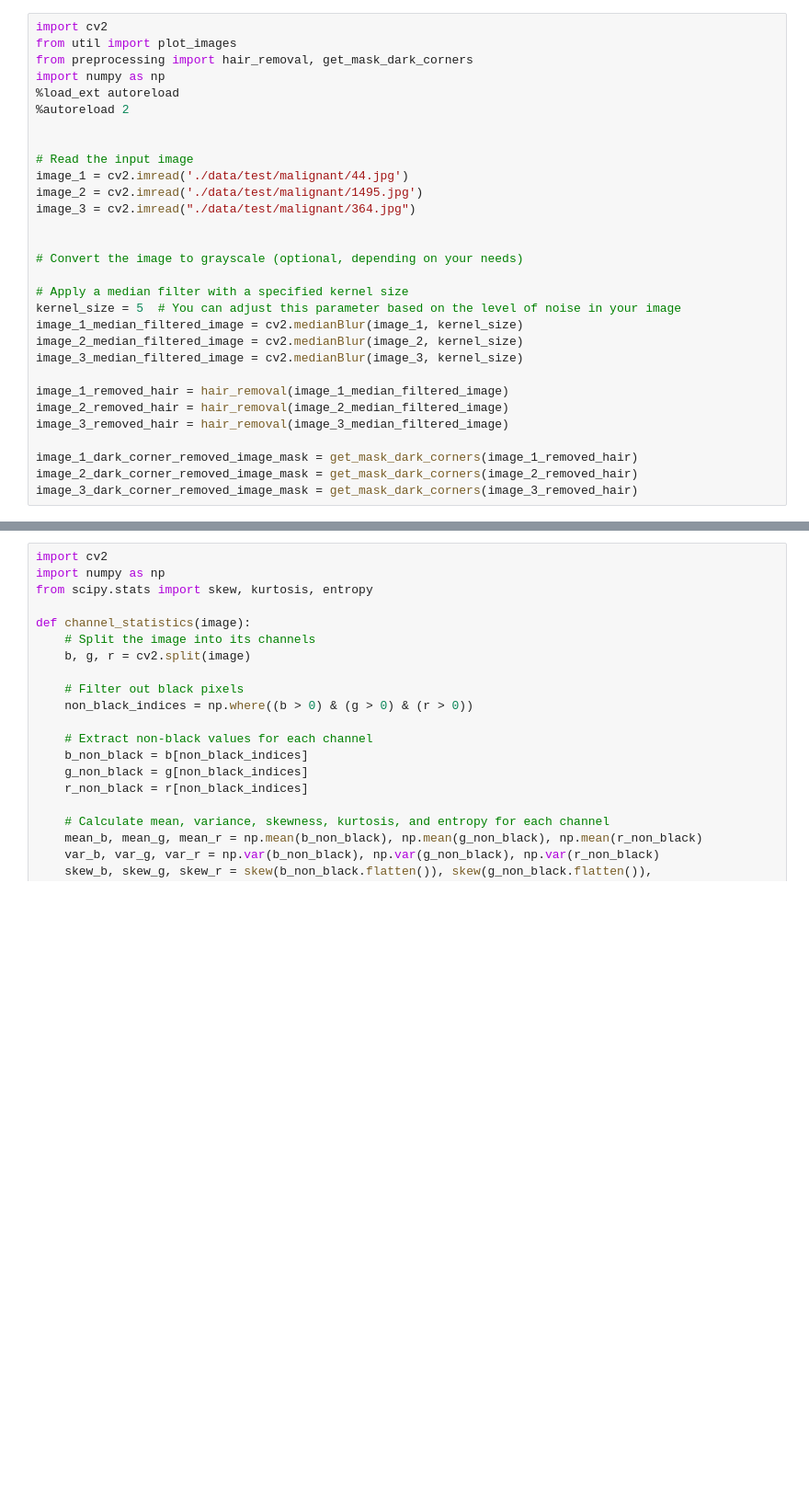
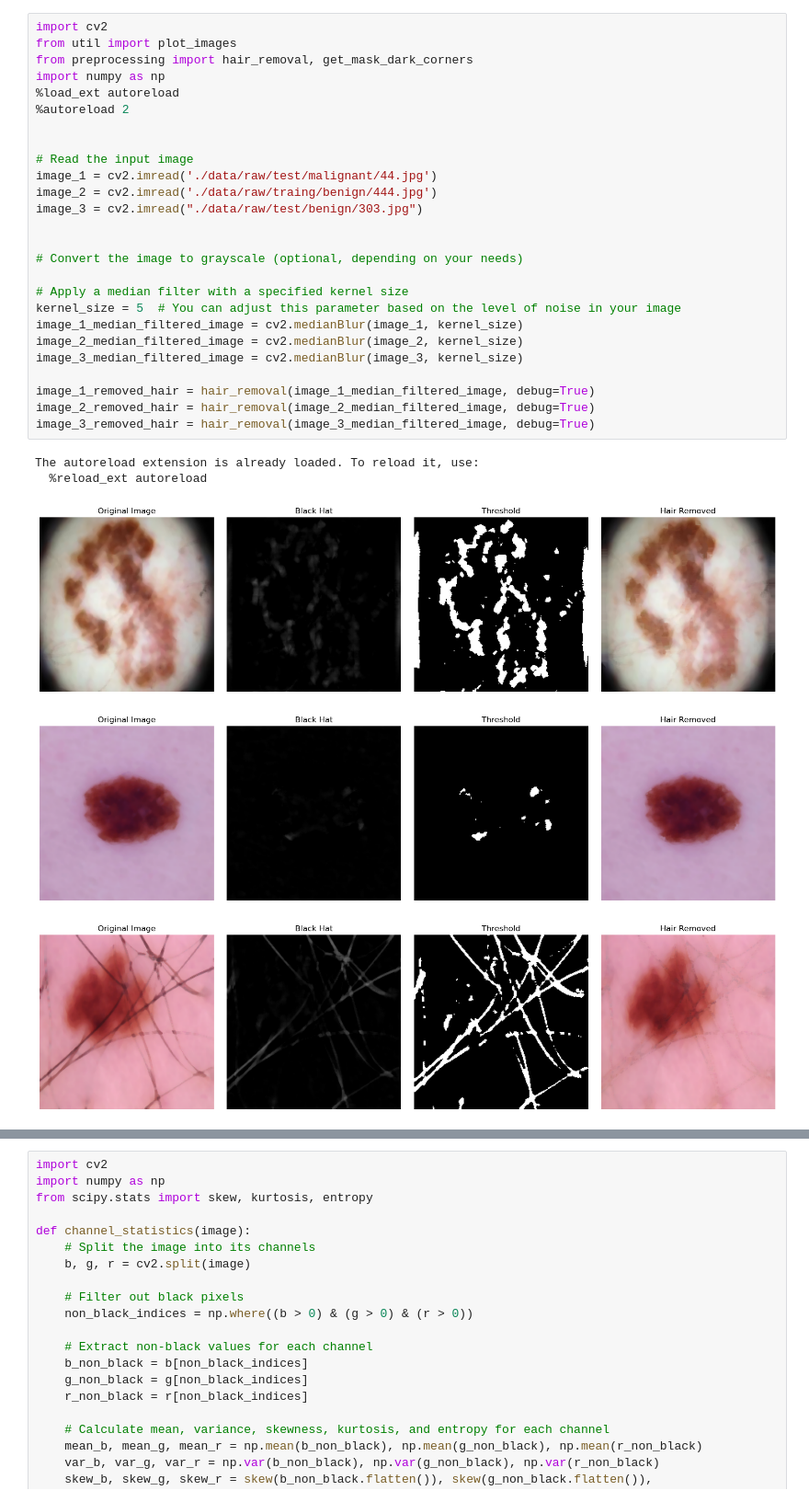
Before and after one commit to drithh/skin-cancer-classification, a Jupyter notebook: preprocessing.ipynb, the cells around one changed output, grey strips where cells are left out. Shown at 92% size. Saved outputs shown, nothing was run; the diff lists cells and outputs as text; blank space fills up the shorter version.

```diff
--- a/preprocessing.ipynb
+++ b/preprocessing.ipynb
@@ -1,30 +1,32 @@
 # %%
 import cv2
 from util import plot_images
 from preprocessing import hair_removal, get_mask_dark_corners
 import numpy as np
 %load_ext autoreload
 %autoreload 2
 
 
 # Read the input image
-image_1 = cv2.imread('./data/test/malignant/44.jpg')
-image_2 = cv2.imread('./data/test/malignant/1495.jpg')
-image_3 = cv2.imread("./data/test/malignant/364.jpg")
+image_1 = cv2.imread('./data/raw/test/malignant/44.jpg')
+image_2 = cv2.imread('./data/raw/traing/benign/444.jpg')
+image_3 = cv2.imread("./data/raw/test/benign/303.jpg")
 
 
 # Convert the image to grayscale (optional, depending on your needs)
 
 # Apply a median filter with a specified kernel size
 kernel_size = 5  # You can adjust this parameter based on the level of noise in your image
 image_1_median_filtered_image = cv2.medianBlur(image_1, kernel_size)
 image_2_median_filtered_image = cv2.medianBlur(image_2, kernel_size)
 image_3_median_filtered_image = cv2.medianBlur(image_3, kernel_size)
 
-image_1_removed_hair = hair_removal(image_1_median_filtered_image)
-image_2_removed_hair = hair_removal(image_2_median_filtered_image)
-image_3_removed_hair = hair_removal(image_3_median_filtered_image)
-
-image_1_dark_corner_removed_image_mask = get_mask_dark_corners(image_1_removed_hair)
-image_2_dark_corner_removed_image_mask = get_mask_dark_corners(image_2_removed_hair)
-image_3_dark_corner_removed_image_mask = get_mask_dark_corners(image_3_removed_hair)
+image_1_removed_hair = hair_removal(image_1_median_filtered_image, debug=True)
+image_2_removed_hair = hair_removal(image_2_median_filtered_image, debug=True)
+image_3_removed_hair = hair_removal(image_3_median_filtered_image, debug=True)
+# %% [output]
+The autoreload extension is already loaded. To reload it, use:
+  %reload_ext autoreload
+[figure, added]
+[figure, added]
+[figure, added]
```
Also changed, not shown: parts of 2 cells of this notebook, 2 other files.
